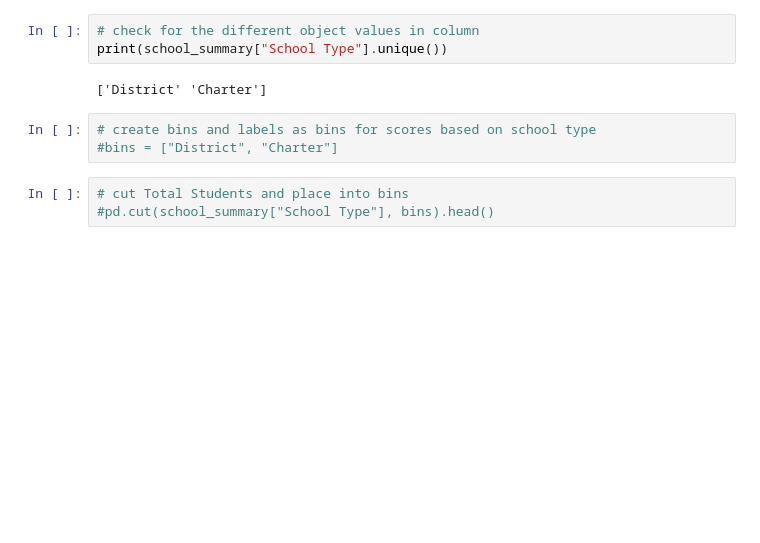
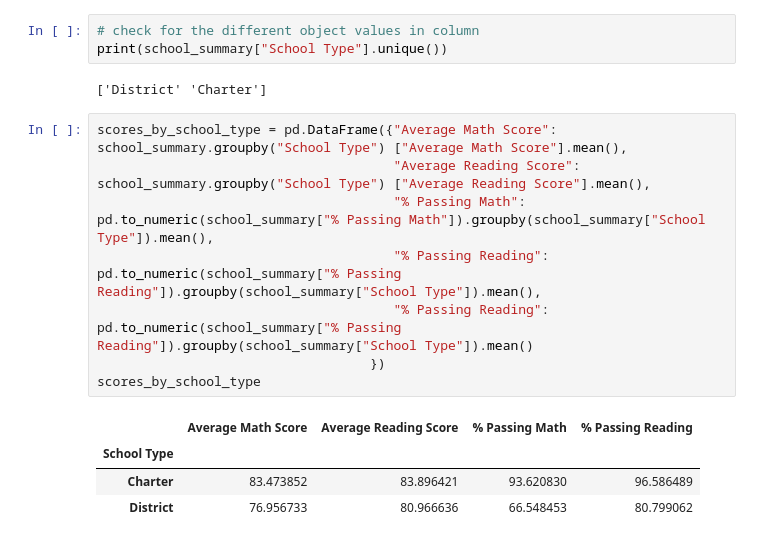
Before and after one commit to JimKTran/UofT-BCS-Pandas-Challenge, a Jupyter notebook: PyCitySchools/PyCitySchools.ipynb, the cells around one changed output. Cells and saved outputs as stored; diff of their text form; blank space fills up the shorter version.

```diff
--- a/PyCitySchools/PyCitySchools.ipynb
+++ b/PyCitySchools/PyCitySchools.ipynb
@@ -353,9 +340,16 @@ Name: Average Math Score, dtype: int64
 print(school_summary["School Type"].unique())
 # %% [output]
 ['District' 'Charter']
-# %%
-# create bins and labels as bins for scores based on school type
-#bins = ["District", "Charter"]
-# %%
-# cut Total Students and place into bins
-#pd.cut(school_summary["School Type"], bins).head()
+# %%
+scores_by_school_type = pd.DataFrame({"Average Math Score": school_summary.groupby("School Type") ["Average Math Score"].mean(),
+                                      "Average Reading Score": school_summary.groupby("School Type") ["Average Reading Score"].mean(),
+                                      "% Passing Math": pd.to_numeric(school_summary["% Passing Math"]).groupby(school_summary["School Type"]).mean(),
+                                      "% Passing Reading": pd.to_numeric(school_summary["% Passing Reading"]).groupby(school_summary["School Type"]).mean(),
+                                      "% Passing Reading": pd.to_numeric(school_summary["% Passing Reading"]).groupby(school_summary["School Type"]).mean()
+                                   })
+scores_by_school_type
+# %% [output]
+|  | Average Math Score | Average Reading Score | % Passing Math | % Passing Reading |
+| School Type |  |  |  |  |
+| Charter | 83.473852 | 83.896421 | 93.620830 | 96.586489 |
+| District | 76.956733 | 80.966636 | 66.548453 | 80.799062 |
```
Also changed, not shown: parts of 1 cell of this notebook.
